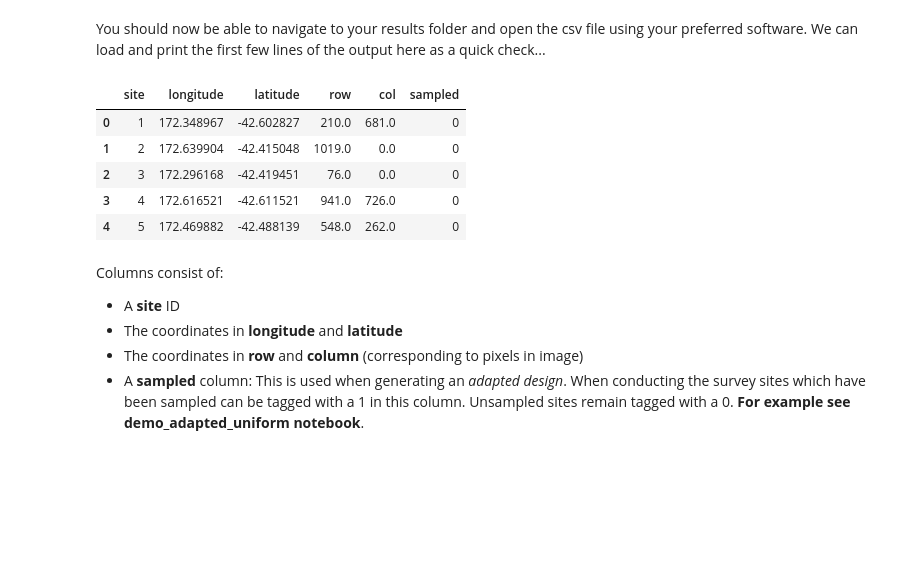
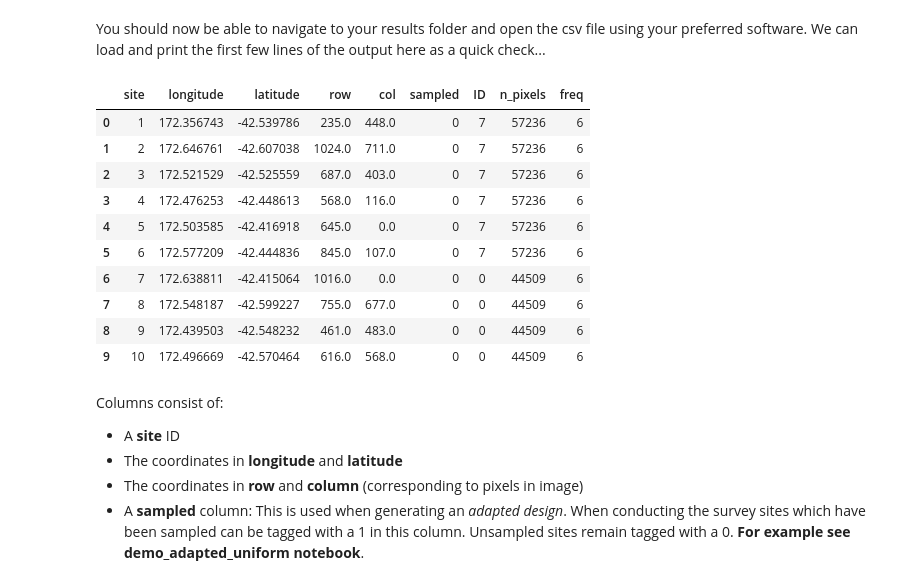
Before and after one commit to EllieBowler/optimising-sample-designs, a Jupyter notebook: demo-uniform-design-Copy2.ipynb, the cells around one changed output. Drawn from its saved outputs; the diff is of its cells as text; code cells hidden in the pictures; blank space fills up the shorter version.

```diff
--- a/demo-uniform-design-Copy2.ipynb
+++ b/demo-uniform-design-Copy2.ipynb
@@ -377,5 +393,5 @@ There is no need to adjust the number of sample sites
 #### Adjust nsp?
 # %%
 #############
-nsp = 40
+nsp = 60
 #############
@@ -575,7 +575,7 @@ def lat_long_convert(x, y, prj_info, geo_t):
     long, lat, height = list(zip(*ct.TransformPoints(xy_proj)))
     return long, lat
 
-def save_uniform(x, y, prj_info, geo_t, save_path, sampled_csv=None):
+def save_uniform(x, y, id_mix, id_df, id_im, prj_info, geo_t, save_path, sampled_csv=None):
     """
     Function to output final sample design to .csv and ESRI .shp file
     INPUTS:
@@ -590,7 +590,10 @@ def save_uniform(x, y, prj_info, geo_t, save_path, sampled_csv=None):
     """
     # Generate unique time stamp to avoid overwriting results
     ts = time.gmtime()
-    ts = time.strftime("%Y_%m_%d_%H%M%S", ts)
+    ts = time.strftime("%y_%m_%d_%H%M%S", ts)
+
+    if not os.path.exists('{}/{}'.format(save_path, ts)):
+        os.makedirs('{}/{}'.format(save_path, ts))
 
     # Convert from row/col to projected
     long, lat = lat_long_convert(x, y, prj_info, geo_t)
@@ -602,20 +605,26 @@ def save_uniform(x, y, prj_info, geo_t, save_path, sampled_csv=None):
     result['row'] = x
     result['col'] = y
     result['sampled'] = 0
-    csv_filename = '{}_{}site_unif'.format(ts, len(x))
+    result['ID'] = id_mix
+    csv_filename = '{}site_unif'.format(len(x))
 
     # For adapted designs add info to the sampled column
     if sampled_csv is not None:
         num_sampled = sum(sampled_csv.sampled)
         result['sampled'] = [1] * num_sampled + [0] * (len(x) - num_sampled)
-        csv_filename = '{}_{}site_unif_adapted'.format(ts, len(x))
+        csv_filename = '{}site_unif_adapted'.format(len(x))
+
+    # Merge with id_df to store individual metric id values
+    result = pd.merge(result, id_df)
 
     # Write to csv and shape files
     result.index += 1
-    result.to_csv('{}/{}.csv'.format(save_path, csv_filename), index_label='site')
-    save_as_shp(x, y, geo_t, '{}/{}.shp'.format(save_path, csv_filename))
-    print('Design saved as .csv and .shp in {} directory \nFile name: {}'.format(save_path, csv_filename))
-    return csv_filename
+    result.to_csv('{}/{}/{}.csv'.format(save_path, ts, csv_filename), index_label='site')
+    save_as_shp(x, y, geo_t, '{}/{}/{}.shp'.format(save_path, ts, csv_filename))
+    np.savez('{}/{}/{}.npz'.format(save_path, ts, csv_filename))
+    print('Design saved as .csv and .shp in {}/{} directory \nFile name: {}'.format(save_path, ts, csv_filename))
+    print('Also saving id_im as {}.npz, which is used to adapt the uniform design'.format(csv_filename))
+    return '{}/{}/{}'.format(directory, ts, csv_filename)
 # %%
-csv_filename = save_uniform(x_unif, y_unif, prj_info, geo_t, directory)
+csv_filename = save_uniform(x_unif, y_unif, id_mix, ID_df, metric1_binned, prj_info, geo_t, directory)
 # %% [output]
@@ -626,16 +636,21 @@ File name: 2020_02_18_132107_40site_unif
 # %% [markdown]
 You should now be able to navigate to your results folder and open the csv file using your preferred software. We can load and print the first few lines of the output here as a quick check...
 # %%
-view_csv = pd.read_csv('{}/{}.csv'.format(directory, csv_filename))
+view_csv = pd.read_csv('{}.csv'.format(csv_filename))
 # %%
-view_csv.head()
+view_csv[:10]
 # %% [output]
-|  | site | longitude | latitude | row | col | sampled |
-| 0 | 1 | 172.348967 | -42.602827 | 210.0 | 681.0 | 0 |
-| 1 | 2 | 172.639904 | -42.415048 | 1019.0 | 0.0 | 0 |
-| 2 | 3 | 172.296168 | -42.419451 | 76.0 | 0.0 | 0 |
-| 3 | 4 | 172.616521 | -42.611521 | 941.0 | 726.0 | 0 |
-| 4 | 5 | 172.469882 | -42.488139 | 548.0 | 262.0 | 0 |
+|  | site | longitude | latitude | row | col | sampled | ID | n_pixels | freq |
+| 0 | 1 | 172.356743 | -42.539786 | 235.0 | 448.0 | 0 | 7 | 57236 | 6 |
+| 1 | 2 | 172.646761 | -42.607038 | 1024.0 | 711.0 | 0 | 7 | 57236 | 6 |
+| 2 | 3 | 172.521529 | -42.525559 | 687.0 | 403.0 | 0 | 7 | 57236 | 6 |
+| 3 | 4 | 172.476253 | -42.448613 | 568.0 | 116.0 | 0 | 7 | 57236 | 6 |
+| 4 | 5 | 172.503585 | -42.416918 | 645.0 | 0.0 | 0 | 7 | 57236 | 6 |
+| 5 | 6 | 172.577209 | -42.444836 | 845.0 | 107.0 | 0 | 7 | 57236 | 6 |
+| 6 | 7 | 172.638811 | -42.415064 | 1016.0 | 0.0 | 0 | 0 | 44509 | 6 |
+| 7 | 8 | 172.548187 | -42.599227 | 755.0 | 677.0 | 0 | 0 | 44509 | 6 |
+| 8 | 9 | 172.439503 | -42.548232 | 461.0 | 483.0 | 0 | 0 | 44509 | 6 |
+| 9 | 10 | 172.496669 | -42.570464 | 616.0 | 568.0 | 0 | 0 | 44509 | 6 |
 # %% [markdown]
 Columns consist of:
 * A **site** ID
```
Also changed, not shown: parts of 16 cells of this notebook, 2 other files.
